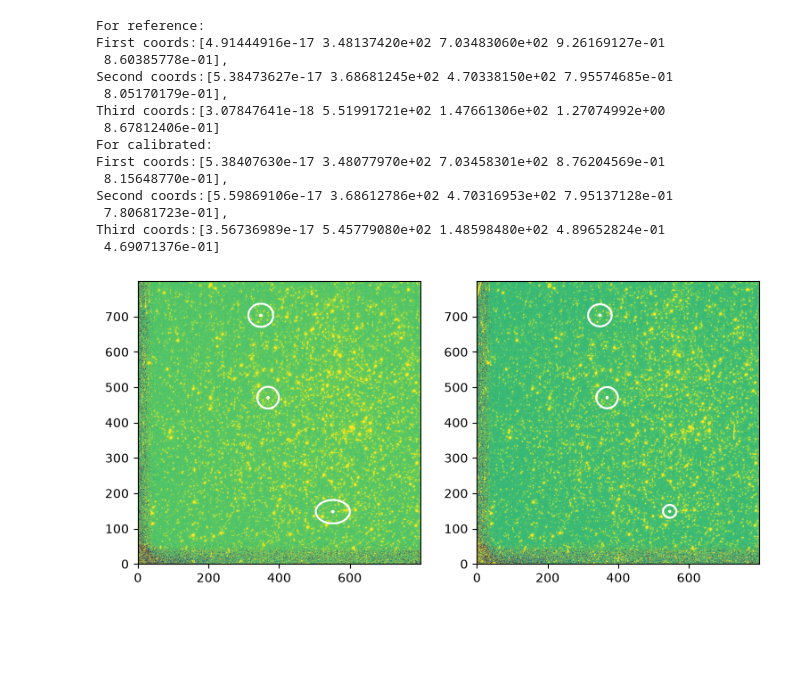
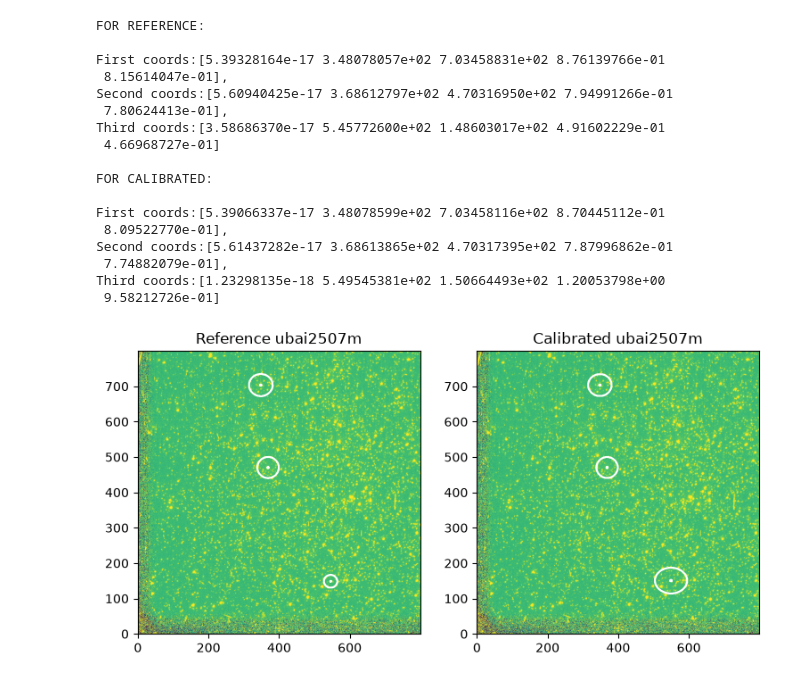
Before and after one commit to ValeriaTrijueque/Assignment2_SpaceDetectorLab, a Jupyter notebook: HSTubai2507m.ipynb, the cells around one changed output. Saved outputs shown, nothing was run; the diff lists cells and outputs as text; code cells hidden in the pictures; blank space fills up the shorter version.

```diff
--- a/HSTubai2507m.ipynb
+++ b/HSTubai2507m.ipynb
@@ -172,8 +174,10 @@ plt.show()
 # %%
+#Coordinates for three astronomical sources
 test_coords = [[700, 350], [470, 369], [150, 550] ]
+
 aligngauss = []
 for val in test_coords:
-
+    #initial parameter for the 2d gaussian
     p0al = [
         aligned.max(), # amplitude
         val[1], # x center
@@ -181,18 +185,13 @@ for val in test_coords:
         0.5, # sigx
         0.5 # sigy
     ]
-    yvalsal, xvalsal = np.indices(aligned.shape)
-    poptal, pcoval = curve_fit(
-        Functions.gauss_2d,
-        (yvalsal, xvalsal),
-        aligned.ravel(),
-        p0=p0al
-    )
-    aligngauss.append(poptal)
+    poptal, pcoval = Functions.fit_gauss_2d(aligned, init_par=p0al)
+    aligngauss.append(poptal) #store the gaussian parameters for each source
 
 calibrgauss = []
 for val in test_coords:
     Calflux = Functions.flux(time, PHOTOFLAM, counts)
+    #initial parameter for the 2d gaussian
     p0cal = [
         Calflux.max(), # amplitude
         val[1], # x center
@@ -200,57 +199,62 @@ for val in test_coords:
         0.5, # sigx
         0.5 # sigy
     ]
-    yvalscal, xvalscal = np.indices(Calflux.shape)
-    poptcal, pcovcal = curve_fit(
-        Functions.gauss_2d,
-        (yvalscal, xvalscal),
-        Calflux.ravel(),
-        p0=p0cal
-    )
-    calibrgauss.append(poptcal)
-print(f"For reference: \nFirst coords:{aligngauss[0]},\nSecond coords:{aligngauss[1]}, \nThird coords:{aligngauss[2]} ")
-print(f"For calibrated: \nFirst coords:{calibrgauss[0]},\nSecond coords:{calibrgauss[1]},\nThird coords:{calibrgauss[2]}")
+    poptcal, pcovcal = Functions.fit_gauss_2d(Calflux, init_par=p0cal)
+    calibrgauss.append(poptcal)#store the gaussian parameters for each source
+
+#Compare the gaussian parameters for the science-ready data and calibrated files
+print(f"FOR REFERENCE: \n\nFirst coords:{aligngauss[0]},\nSecond coords:{aligngauss[1]}, \nThird coords:{aligngauss[2]} ")
+print(f"\nFOR CALIBRATED: \n\nFirst coords:{calibrgauss[0]},\nSecond coords:{calibrgauss[1]},\nThird coords:{calibrgauss[2]}")
 # %% [output]
-For reference:
-First coords:[4.91444916e-17 3.48137420e+02 7.03483060e+02 9.26169127e-01
- 8.60385778e-01],
-Second coords:[5.38473627e-17 3.68681245e+02 4.70338150e+02 7.95574685e-01
- 8.05170179e-01],
-Third coords:[3.07847641e-18 5.51991721e+02 1.47661306e+02 1.27074992e+00
- 8.67812406e-01]
-For calibrated:
-First coords:[5.38407630e-17 3.48077970e+02 7.03458301e+02 8.76204569e-01
- 8.15648770e-01],
-Second coords:[5.59869106e-17 3.68612786e+02 4.70316953e+02 7.95137128e-01
- 7.80681723e-01],
-Third coords:[3.56736989e-17 5.45779080e+02 1.48598480e+02 4.89652824e-01
- 4.69071376e-01]
+FOR REFERENCE:
+
+First coords:[5.39328164e-17 3.48078057e+02 7.03458831e+02 8.76139766e-01
+ 8.15614047e-01],
+Second coords:[5.60940425e-17 3.68612797e+02 4.70316950e+02 7.94991266e-01
+ 7.80624413e-01],
+Third coords:[3.58686370e-17 5.45772600e+02 1.48603017e+02 4.91602229e-01
+ 4.66968727e-01]
+
+FOR CALIBRATED:
+
+First coords:[5.39066337e-17 3.48078599e+02 7.03458116e+02 8.70445112e-01
+ 8.09522770e-01],
+Second coords:[5.61437282e-17 3.68613865e+02 4.70317395e+02 7.87996862e-01
+ 7.74882079e-01],
+Third coords:[1.23298135e-18 5.49545381e+02 1.50664493e+02 1.20053798e+00
+ 9.58212726e-01]
 # %%
+#Compare fitted gausian of the astronomical sources between the science-ready data and calibrated data
 plt.close('all')
 fig, (ax,ax1) = plt.subplots(1,2,figsize=(9, 9))
 
 ax.imshow(fluxsqrt, origin='lower')
 ax1.imshow(fluxsqrtcal, origin='lower')
 
 
 for list in aligngauss:
+    xvalsal, yvalsal = np.indices(aligned.shape)
+
     fitted_gaussian = Functions.gauss_2d(
         (yvalsal, xvalsal),
         *list
-    ).reshape(aligned2505.shape)
+    ).reshape(aligned.shape)
 
     ax.contour(xvalsal, yvalsal, fitted_gaussian, levels=5, colors='white', vmin=0, vmax=5)
 
 for list in calibrgauss:
+    yvalscal, xvalscal = np.indices(Calflux.shape)
+
     fitted_gaussian2 = Functions.gauss_2d(
         (yvalscal, xvalscal),
         *list
-    ).reshape(sky_correct[0].shape)
-
+    ).reshape(Calflux.shape)
 
     ax1.contour(xvalscal, yvalscal, fitted_gaussian2, levels=5, colors='white', vmin=0, vmax=5)
+ax.set_title("Reference ubai2507m")
+ax1.set_title("Calibrated ubai2507m")
 plt.show()
 # %% [output]
-[figure, old version]
+[figure, new version]
 # %%
 plt.close('all')
```
Also changed, not shown: parts of 10 cells of this notebook, 6 other files.
